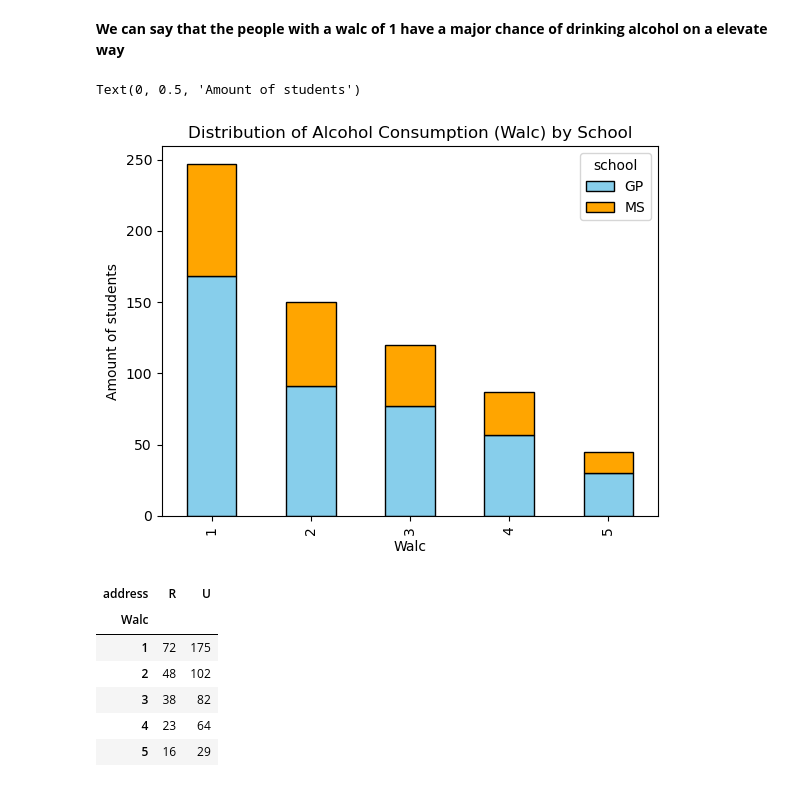
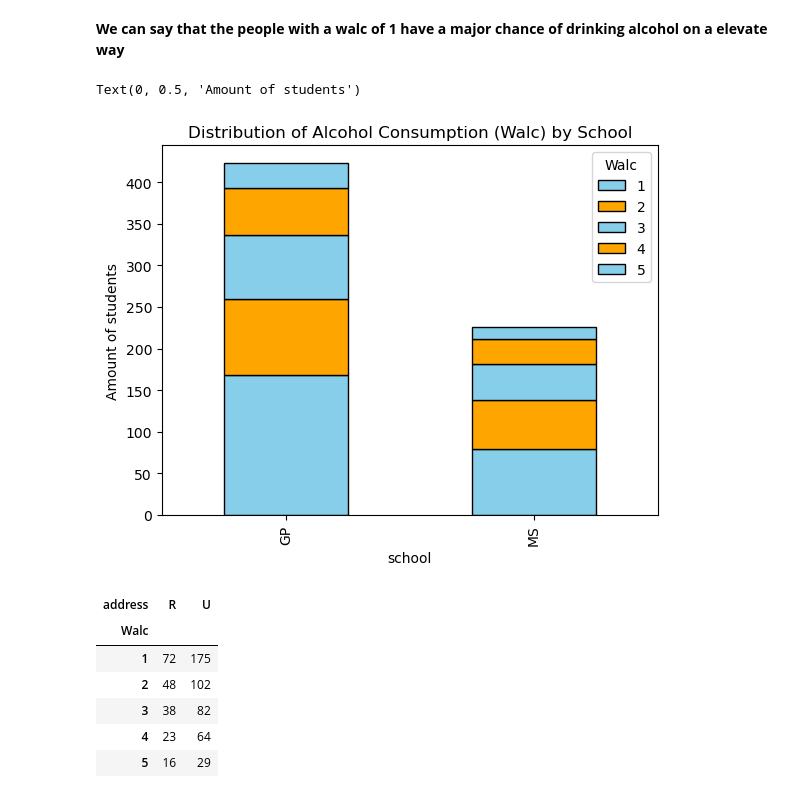
Before and after one commit to SantanaAndres/High-School-Alcoholism-and-Academic-Performance-data-analysis, a Jupyter notebook: main.ipynb, the cells around one changed output. Drawn from its saved outputs; the diff is of its cells as text; code cells hidden in the pictures.

```diff
--- a/main.ipynb
+++ b/main.ipynb
@@ -146,12 +146,12 @@ result_df
 # %% [markdown]
 <b>We can say that the people with a walc of 1 have a major chance of drinking alcohol on a elevate way
 # %%
-result_df.plot(kind='bar', stacked=True, color=['skyblue', 'orange'], edgecolor='black')
+result_df.T.plot(kind='bar', stacked=True, color=['skyblue', 'orange'], edgecolor='black')
 plt.title("Distribution of Alcohol Consumption (Walc) by School")
 plt.ylabel("Amount of students")
 # %% [output]
 Text(0, 0.5, 'Amount of students')
-[figure, old version]
+[figure, new version]
 # %%
 result_df = data.groupby("Walc")["address"].value_counts().unstack()
 result_df
```
Also changed, not shown: parts of 4 cells of this notebook.
